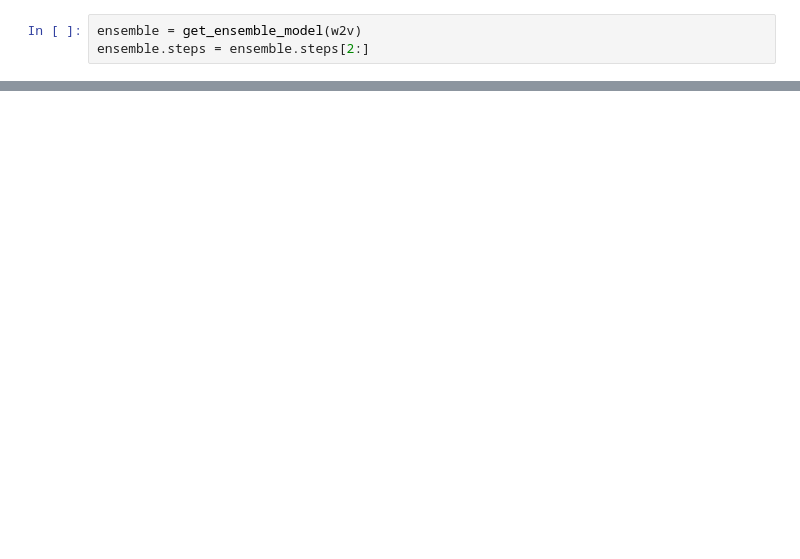
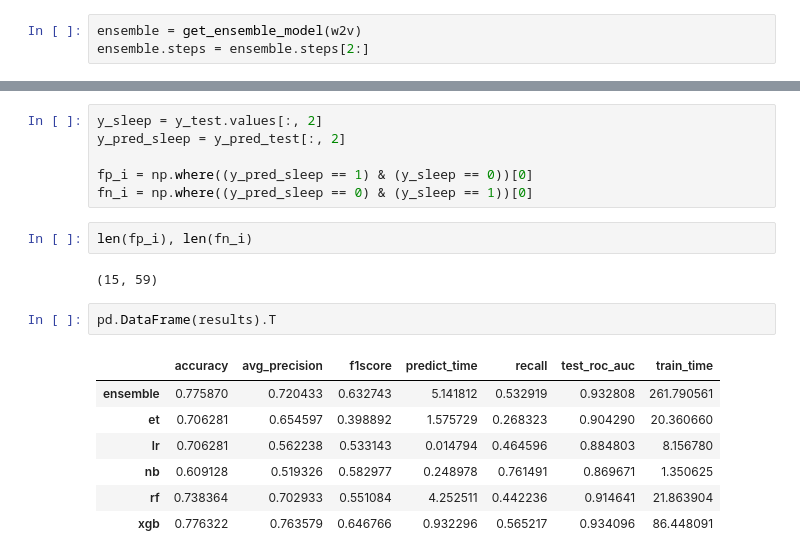
Before and after one commit to olinguyen/pass, a Jupyter notebook: notebooks/Evaluation.ipynb, the cells around one changed output, grey strips where cells are left out. Cells and saved outputs as stored; diff of their text form; blank space fills up the shorter version.

```diff
--- a/notebooks/Evaluation.ipynb
+++ b/notebooks/Evaluation.ipynb
@@ -51,0 +141,20 @@ ensemble.steps = ensemble.steps[2:]
+# %%
+y_sleep = y_test.values[:, 2]
+y_pred_sleep = y_pred_test[:, 2]
+
+fp_i = np.where((y_pred_sleep == 1) & (y_sleep == 0))[0]
+fn_i = np.where((y_pred_sleep == 0) & (y_sleep == 1))[0]
+# %%
+len(fp_i), len(fn_i)
+# %% [output]
+(15, 59)
+# %%
+pd.DataFrame(results).T
+# %% [output]
+|  | accuracy | avg_precision | f1score | predict_time | recall | test_roc_auc | train_time |
+| ensemble | 0.775870 | 0.720433 | 0.632743 | 5.141812 | 0.532919 | 0.932808 | 261.790561 |
+| et | 0.706281 | 0.654597 | 0.398892 | 1.575729 | 0.268323 | 0.904290 | 20.360660 |
+| lr | 0.706281 | 0.562238 | 0.533143 | 0.014794 | 0.464596 | 0.884803 | 8.156780 |
+| nb | 0.609128 | 0.519326 | 0.582977 | 0.248978 | 0.761491 | 0.869671 | 1.350625 |
+| rf | 0.738364 | 0.702933 | 0.551084 | 4.252511 | 0.442236 | 0.914641 | 21.863904 |
+| xgb | 0.776322 | 0.763579 | 0.646766 | 0.932296 | 0.565217 | 0.934096 | 86.448091 |
```
Also changed, not shown: parts of 20 cells of this notebook, 16 other files.
